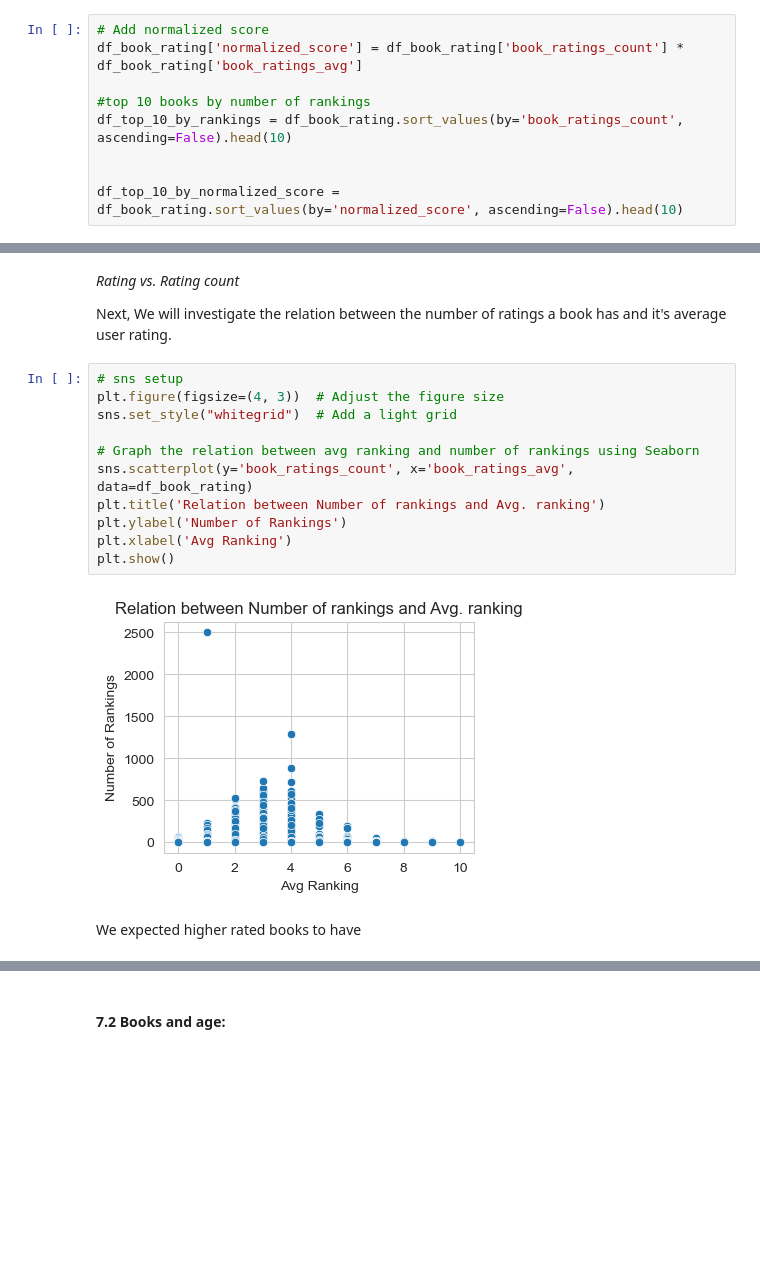
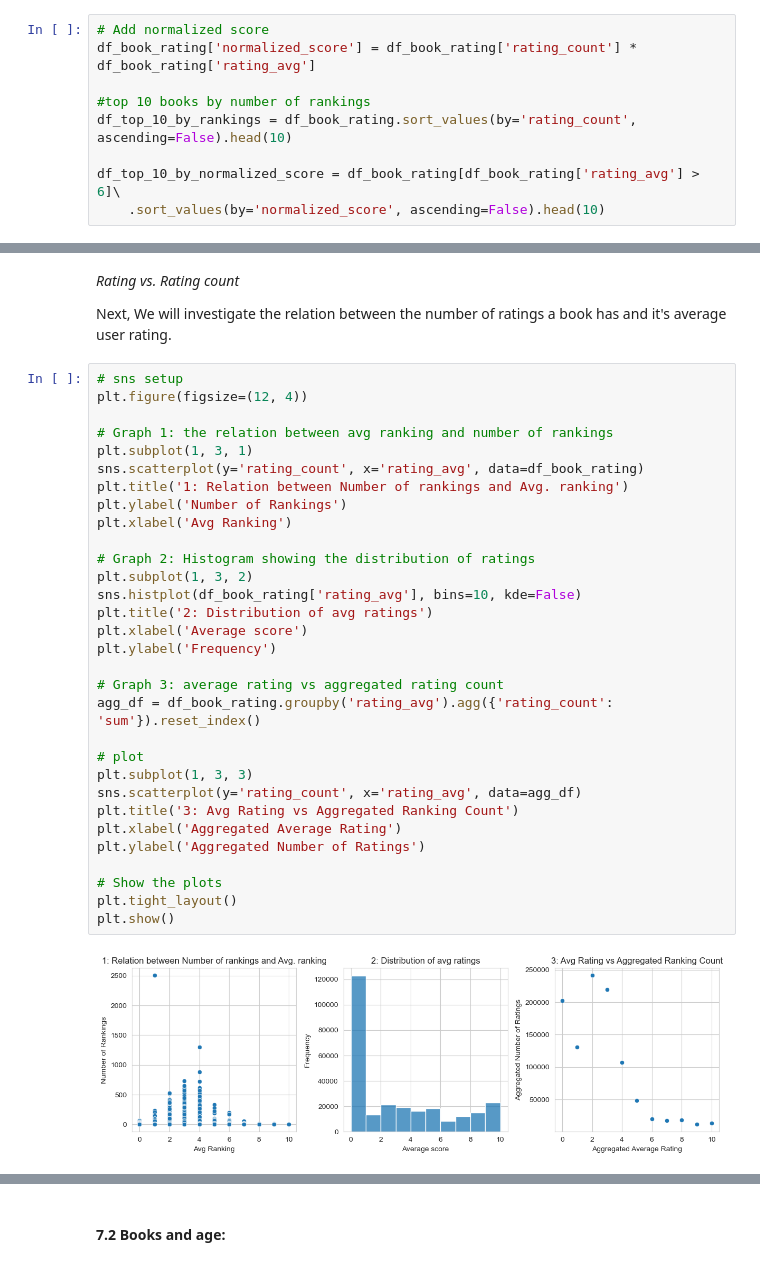
Before and after one commit to BorisBorshevsky/DataPlatHW, a Jupyter notebook: HW1 v3.ipynb, the cells around one changed output, grey strips where cells are left out. Drawn from its saved outputs; the diff is of its cells as text; blank space fills up the shorter version.

```diff
--- a/HW1 v3.ipynb
+++ b/HW1 v3.ipynb
@@ -514,9 +501,9 @@ Then we will find the top 10 books by the number of ratings, and by normalized s
 # %%
 # Add normalized score
-df_book_rating['normalized_score'] = df_book_rating['book_ratings_count'] * df_book_rating['book_ratings_avg']
+df_book_rating['normalized_score'] = df_book_rating['rating_count'] * df_book_rating['rating_avg']
 
 #top 10 books by number of rankings
-df_top_10_by_rankings = df_book_rating.sort_values(by='book_ratings_count', ascending=False).head(10)
+df_top_10_by_rankings = df_book_rating.sort_values(by='rating_count', ascending=False).head(10)
 
-
-df_top_10_by_normalized_score = df_book_rating.sort_values(by='normalized_score', ascending=False).head(10)
+df_top_10_by_normalized_score = df_book_rating[df_book_rating['rating_avg'] > 6]\
+    .sort_values(by='normalized_score', ascending=False).head(10)
@@ -538,18 +567,36 @@ df_top_10_by_normalized_score
 *Rating vs. Rating count*
 
 Next, We will investigate the relation between the number of ratings a book has and it's average user rating.
-# %%
-# sns setup
-plt.figure(figsize=(4, 3))  # Adjust the figure size
-sns.set_style("whitegrid")  # Add a light grid
-
-# Graph the relation between avg ranking and number of rankings using Seaborn
-sns.scatterplot(y='book_ratings_count', x='book_ratings_avg', data=df_book_rating)
-plt.title('Relation between Number of rankings and Avg. ranking')
-plt.ylabel('Number of Rankings')
-plt.xlabel('Avg Ranking')
-plt.show()
-# %% [output]
-[figure, removed]
-# %% [markdown]
-We expected higher rated books to have
+# %%
+# sns setup
+plt.figure(figsize=(12, 4))
+
+# Graph 1: the relation between avg ranking and number of rankings
+plt.subplot(1, 3, 1)
+sns.scatterplot(y='rating_count', x='rating_avg', data=df_book_rating)
+plt.title('1: Relation between Number of rankings and Avg. ranking')
+plt.ylabel('Number of Rankings')
+plt.xlabel('Avg Ranking')
+
+# Graph 2: Histogram showing the distribution of ratings
+plt.subplot(1, 3, 2)
+sns.histplot(df_book_rating['rating_avg'], bins=10, kde=False)
+plt.title('2: Distribution of avg ratings')
+plt.xlabel('Average score')
+plt.ylabel('Frequency')
+
+# Graph 3: average rating vs aggregated rating count
+agg_df = df_book_rating.groupby('rating_avg').agg({'rating_count': 'sum'}).reset_index()
+
+# plot
+plt.subplot(1, 3, 3)
+sns.scatterplot(y='rating_count', x='rating_avg', data=agg_df)
+plt.title('3: Avg Rating vs Aggregated Ranking Count')
+plt.xlabel('Aggregated Average Rating')
+plt.ylabel('Aggregated Number of Ratings')
+
+# Show the plots
+plt.tight_layout()
+plt.show()
+# %% [output]
+[figure, added]
```
Also changed, not shown: parts of 11 cells of this notebook, 1 other file.
